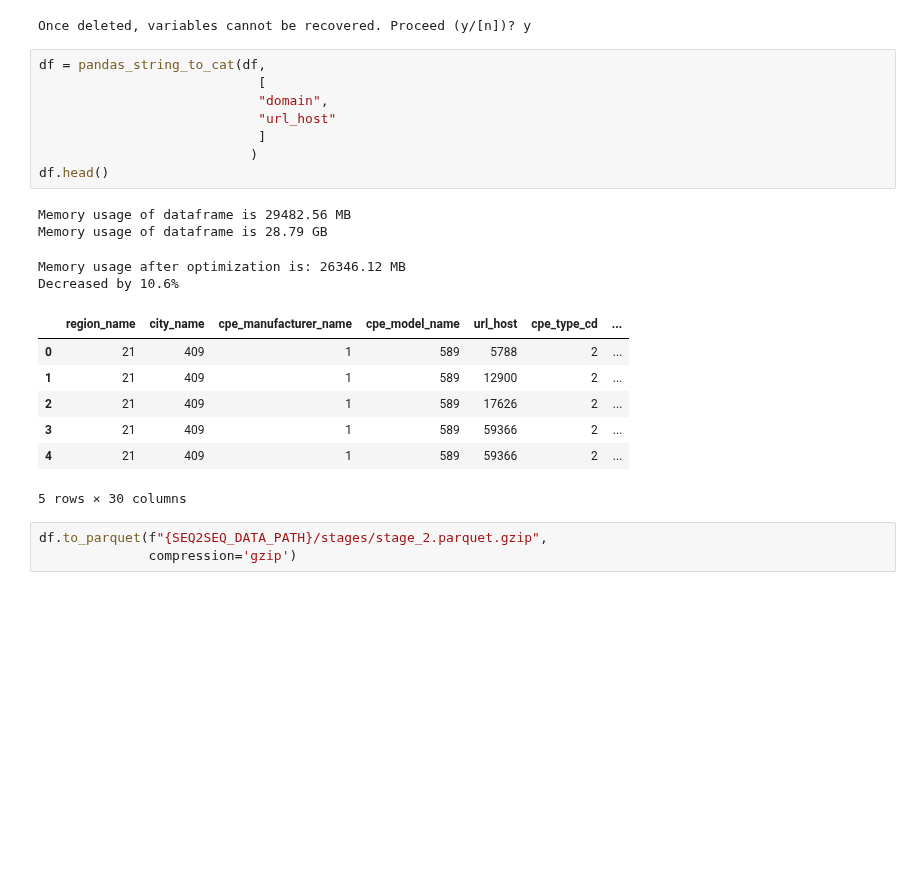
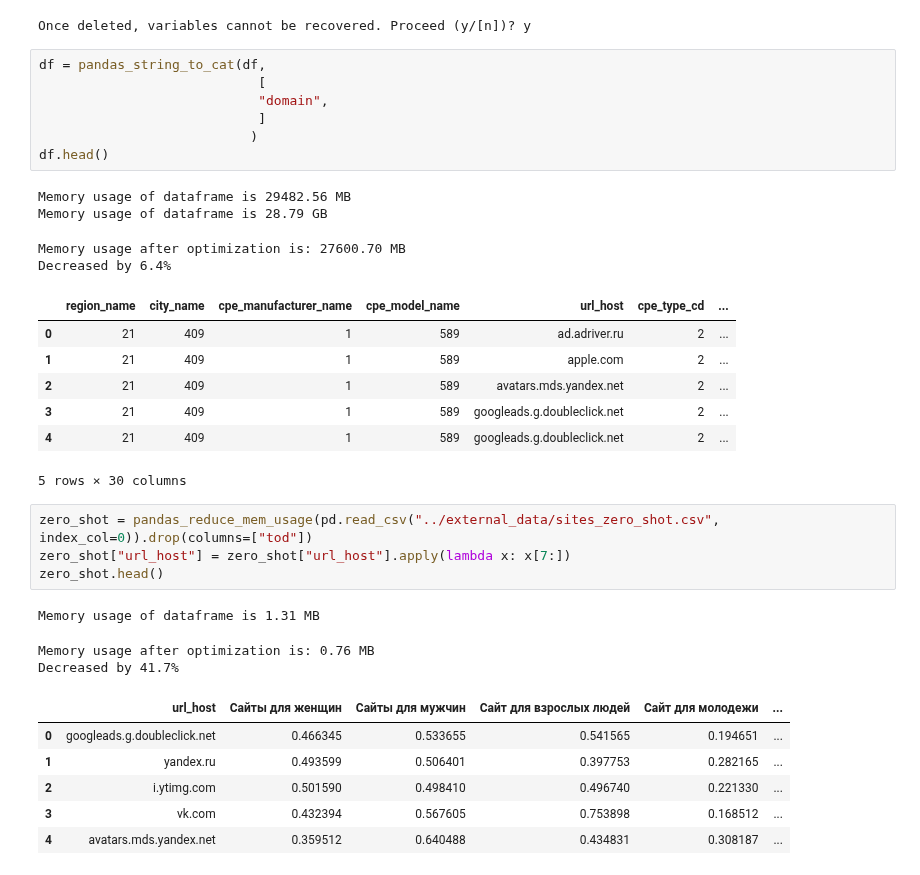
Before and after one commit to shockless/mts-ml-cup, a Jupyter notebook: sandbox/seq2seq_preprocessing.ipynb, the cells around one changed output. Saved outputs shown, nothing was run; the diff lists cells and outputs as text; blank space fills up the shorter version.

```diff
--- a/sandbox/seq2seq_preprocessing.ipynb
+++ b/sandbox/seq2seq_preprocessing.ipynb
@@ -378,22 +387,32 @@ Once deleted, variables cannot be recovered. Proceed (y/[n])? y
 df = pandas_string_to_cat(df,
                             [
                             "domain",
-                            "url_host"
                             ]
                            )
 df.head()
 # %% [output]
 Memory usage of dataframe is 29482.56 MB
 Memory usage of dataframe is 28.79 GB
-Memory usage after optimization is: 26346.12 MB
-Decreased by 10.6%
+Memory usage after optimization is: 27600.70 MB
+Decreased by 6.4%
 |  | region_name | city_name | cpe_manufacturer_name | cpe_model_name | url_host | cpe_type_cd | ... |
-| 0 | 21 | 409 | 1 | 589 | 5788 | 2 | ... |
-| 1 | 21 | 409 | 1 | 589 | 12900 | 2 | ... |
-| 2 | 21 | 409 | 1 | 589 | 17626 | 2 | ... |
-| 3 | 21 | 409 | 1 | 589 | 59366 | 2 | ... |
-| 4 | 21 | 409 | 1 | 589 | 59366 | 2 | ... |
+| 0 | 21 | 409 | 1 | 589 | ad.adriver.ru | 2 | ... |
+| 1 | 21 | 409 | 1 | 589 | apple.com | 2 | ... |
+| 2 | 21 | 409 | 1 | 589 | avatars.mds.yandex.net | 2 | ... |
+| 3 | 21 | 409 | 1 | 589 | googleads.g.doubleclick.net | 2 | ... |
+| 4 | 21 | 409 | 1 | 589 | googleads.g.doubleclick.net | 2 | ... |
 5 rows × 30 columns
-# %%
-df.to_parquet(f"{SEQ2SEQ_DATA_PATH}/stages/stage_2.parquet.gzip",
-              compression='gzip')
+# %%
+zero_shot = pandas_reduce_mem_usage(pd.read_csv("../external_data/sites_zero_shot.csv", index_col=0)).drop(columns=["tod"])
+zero_shot["url_host"] = zero_shot["url_host"].apply(lambda x: x[7:])
+zero_shot.head()
+# %% [output]
+Memory usage of dataframe is 1.31 MB
+Memory usage after optimization is: 0.76 MB
+Decreased by 41.7%
+|  | url_host | Сайты для женщин | Сайты для мужчин | Сайт для взрослых людей | Сайт для молодежи | ... |
+| 0 | googleads.g.doubleclick.net | 0.466345 | 0.533655 | 0.541565 | 0.194651 | ... |
+| 1 | yandex.ru | 0.493599 | 0.506401 | 0.397753 | 0.282165 | ... |
+| 2 | i.ytimg.com | 0.501590 | 0.498410 | 0.496740 | 0.221330 | ... |
+| 3 | vk.com | 0.432394 | 0.567605 | 0.753898 | 0.168512 | ... |
+| 4 | avatars.mds.yandex.net | 0.359512 | 0.640488 | 0.434831 | 0.308187 | ... |
```
Also changed, not shown: parts of 8 cells of this notebook, 6 other files.
